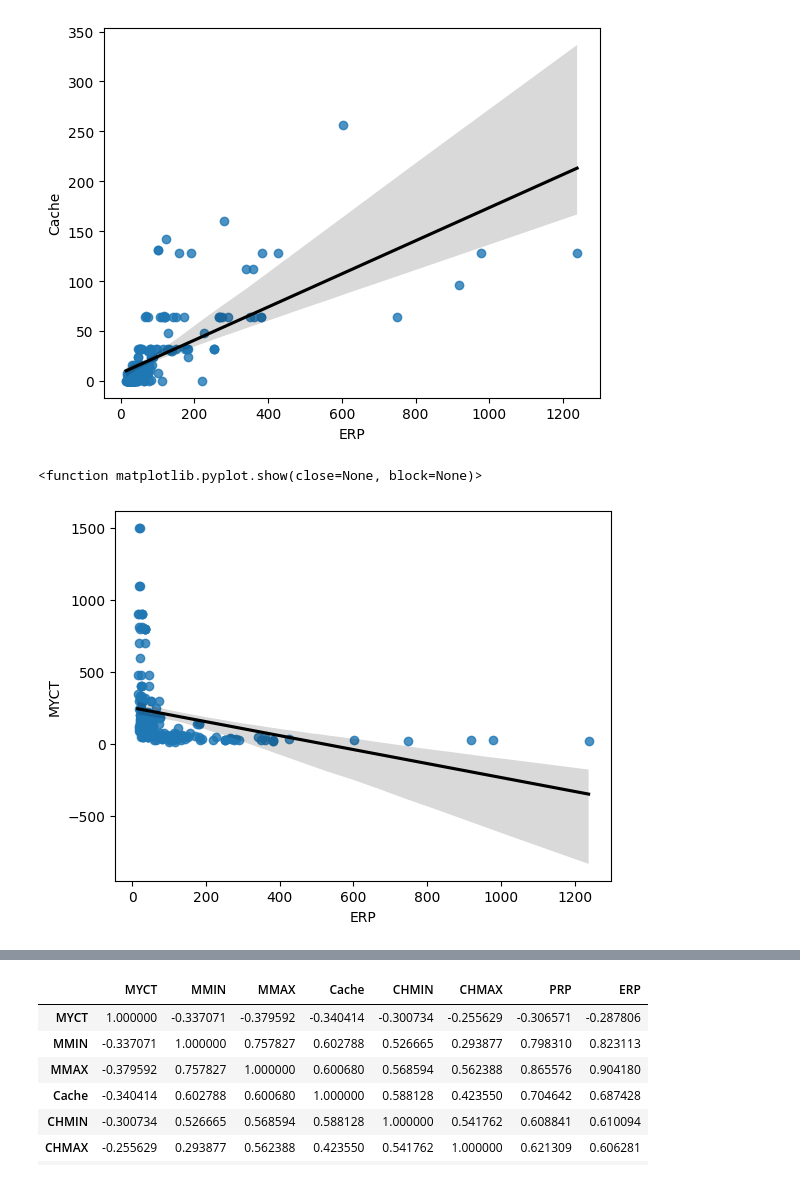
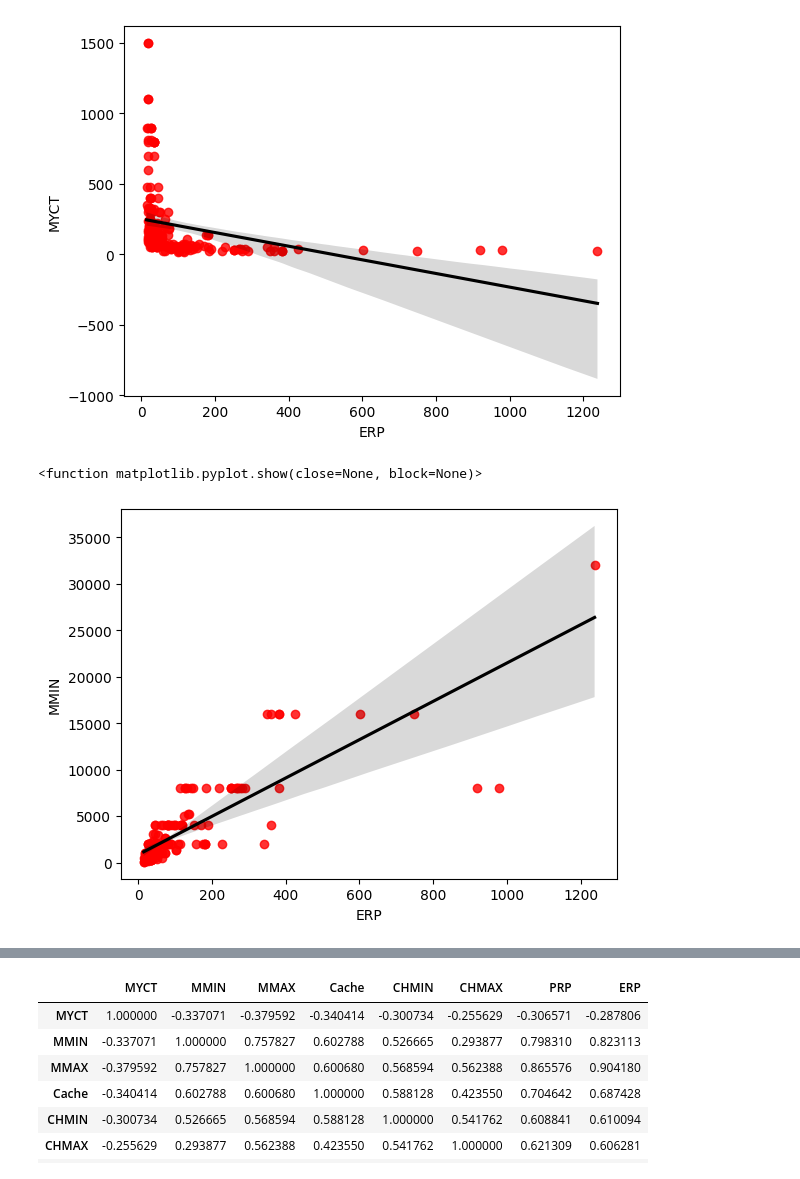
Before and after one commit to RDhanuE/Statistika11, a Jupyter notebook: Visualisasi Data Computer Hardware.ipynb, the cells around one changed output, grey strips where cells are left out. Cells and saved outputs as stored; diff of their text form; code cells hidden in the pictures.

```diff
--- a/Visualisasi Data Computer Hardware.ipynb
+++ b/Visualisasi Data Computer Hardware.ipynb
@@ -59,13 +60,17 @@ Name: Vendor Name, dtype: int64
 # %%
 #Hubungan Cache dengan Relative Performance
-sns.regplot(data=data, x='ERP', y='Cache', line_kws={"color": "black"})
+ax = plt.axes()
+ax.set_facecolor("white")
+sns.regplot(data=data, x='ERP', y='MYCT', line_kws={"color": "black"}, color="red")
 plt.show()
 # %% [output]
-[figure, old version]
+[figure, new version]
 # %%
 #Hubungan Cycle time dengan Relative Performance
-sns.regplot(data=data, x='ERP', y='MYCT', line_kws={"color": "black"})
+ax = plt.axes()
+ax.set_facecolor("white")
+sns.regplot(data=data, x='ERP', y='MMIN', line_kws={"color": "black"}, color="red")
 plt.show
 # %% [output]
 <function matplotlib.pyplot.show(close=None, block=None)>
-[figure, old version]
+[figure, new version]
```
Also changed, not shown: parts of 11 cells of this notebook.
